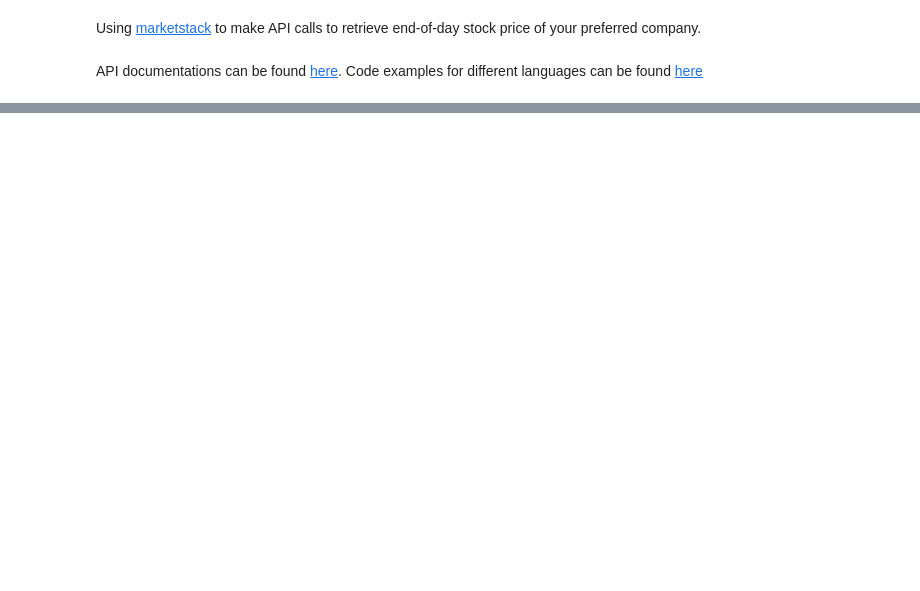
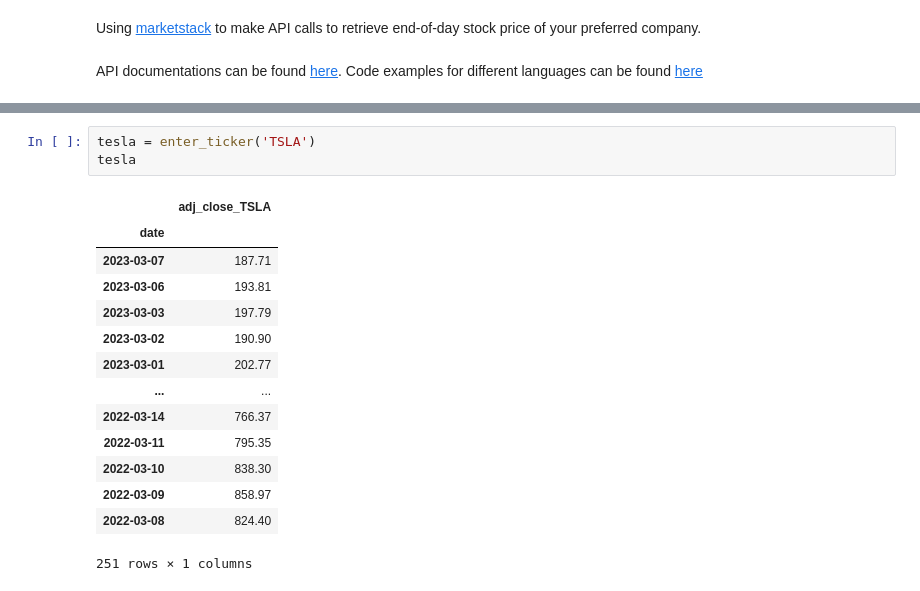
Before and after one commit to rahulakrish/portfolio_builder, a Jupyter notebook: notebook.ipynb, the cells around one changed output, grey strips where cells are left out. Saved outputs shown, nothing was run; the diff lists cells and outputs as text; blank space fills up the shorter version.

```diff
--- a/notebook.ipynb
+++ b/notebook.ipynb
@@ -51,0 +55,18 @@ Note: you may need to restart the kernel to use updated packages.
+# %%
+tesla = enter_ticker('TSLA')
+tesla
+# %% [output]
+|  | adj_close_TSLA |
+| date |  |
+| 2023-03-07 | 187.71 |
+| 2023-03-06 | 193.81 |
+| 2023-03-03 | 197.79 |
+| 2023-03-02 | 190.90 |
+| 2023-03-01 | 202.77 |
+| ... | ... |
+| 2022-03-14 | 766.37 |
+| 2022-03-11 | 795.35 |
+| 2022-03-10 | 838.30 |
+| 2022-03-09 | 858.97 |
+| 2022-03-08 | 824.40 |
+251 rows × 1 columns
```
Also changed, not shown: parts of 10 cells of this notebook.
